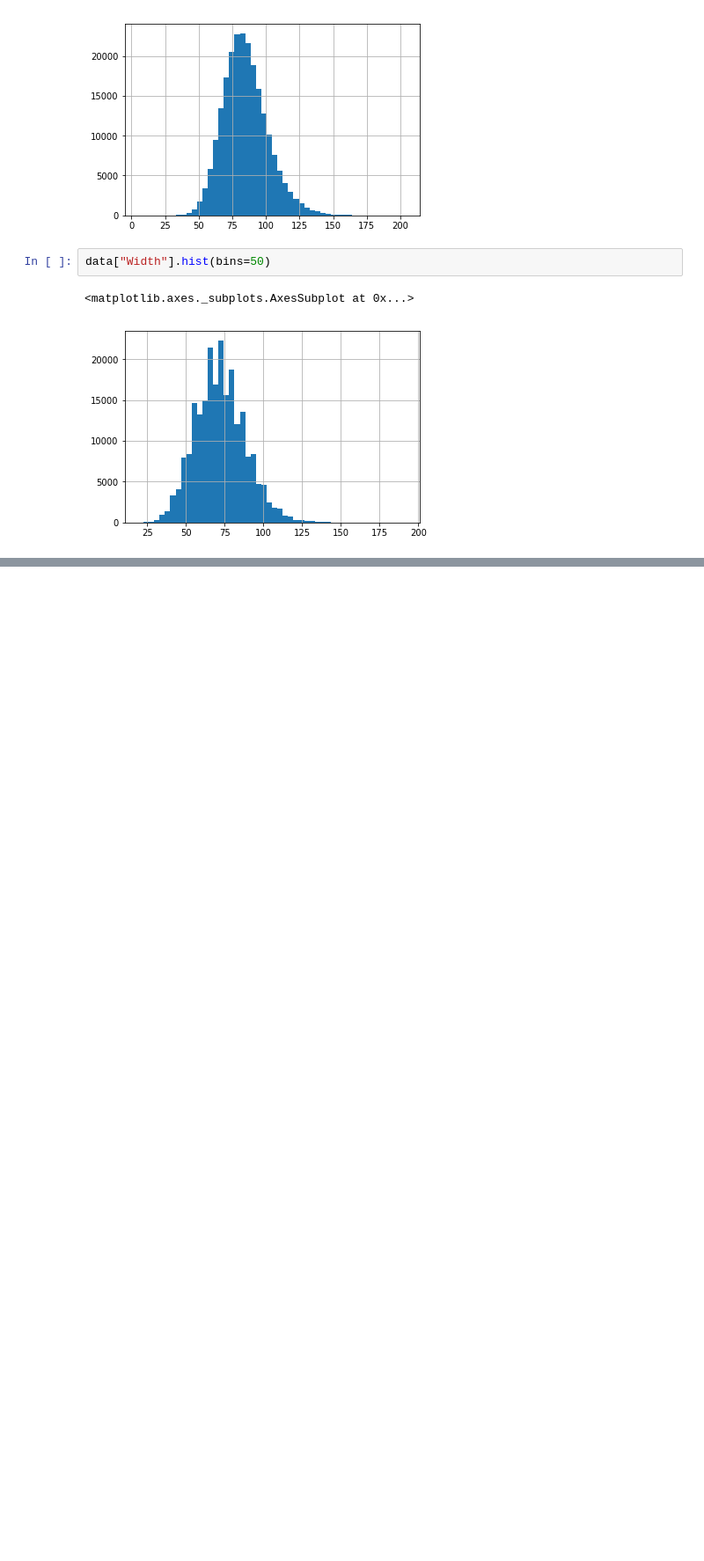
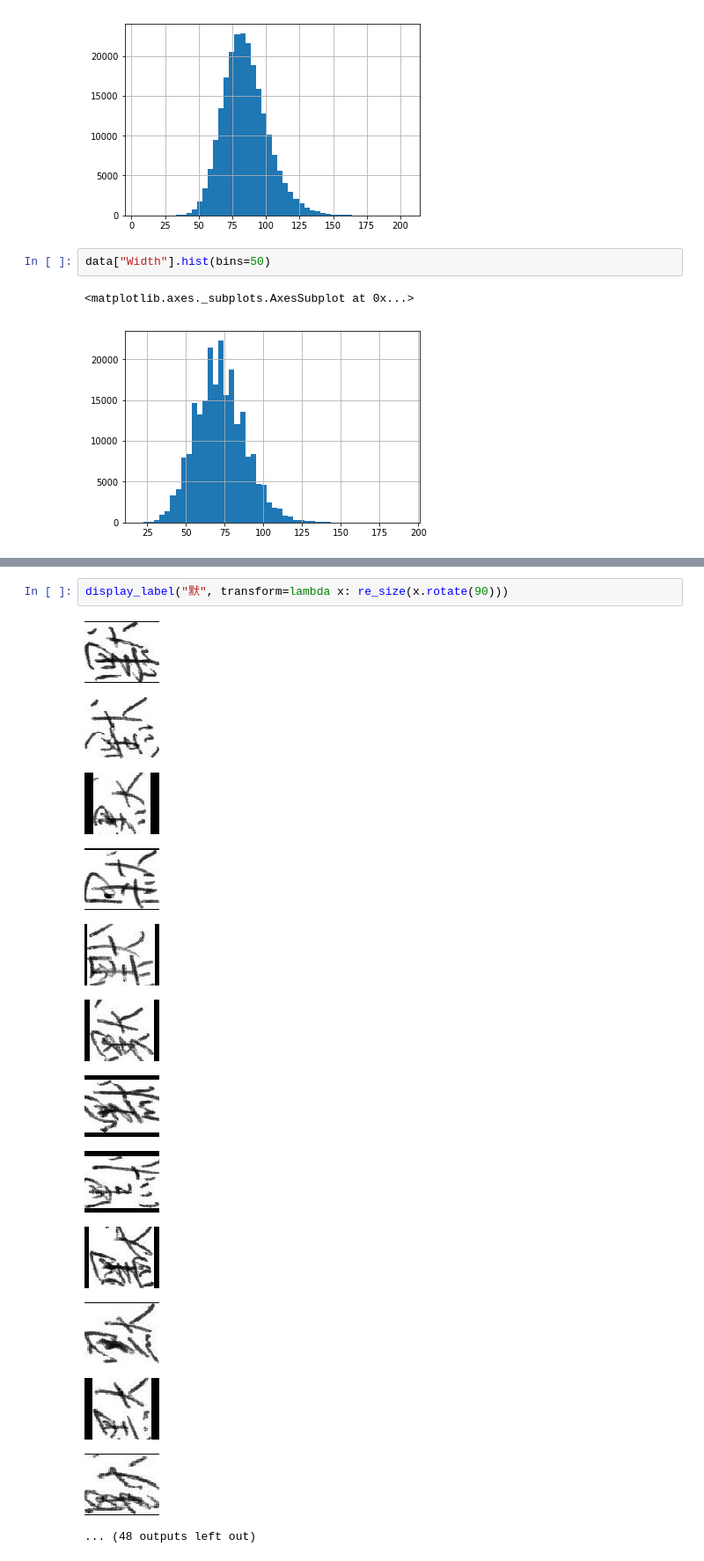
Before and after one commit to lucaskjaero/chinese-character-recognizer, a Jupyter notebook: data_exploration.ipynb, the cells around one changed output, grey strips where cells are left out. Shown at 88% size. Drawn from its saved outputs; the diff is of its cells as text; blank space fills up the shorter version.

```diff
--- a/data_exploration.ipynb
+++ b/data_exploration.ipynb
@@ -45,0 +112,16 @@ data["Width"].hist(bins=50)
+# %%
+display_label("默", transform=lambda x: re_size(x.rotate(90)))
+# %% [output]
+[figure, added]
+[figure, added]
+[figure, added]
+[figure, added]
+[figure, added]
+[figure, added]
+[figure, added]
+[figure, added]
+[figure, added]
+[figure, added]
+[figure, added]
+[figure, added]
+... (48 outputs left out)
```
Also changed, not shown: parts of 4 cells of this notebook, 2 other files.
